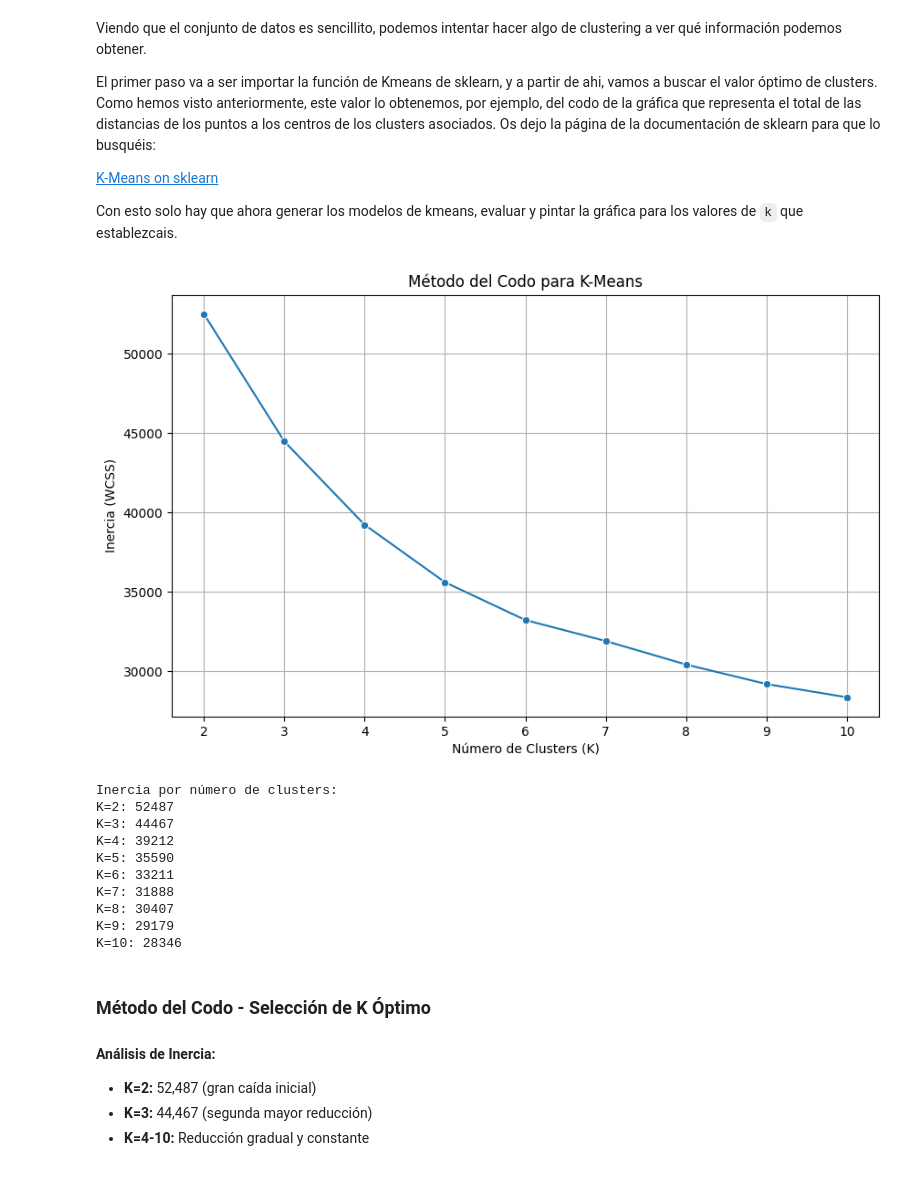
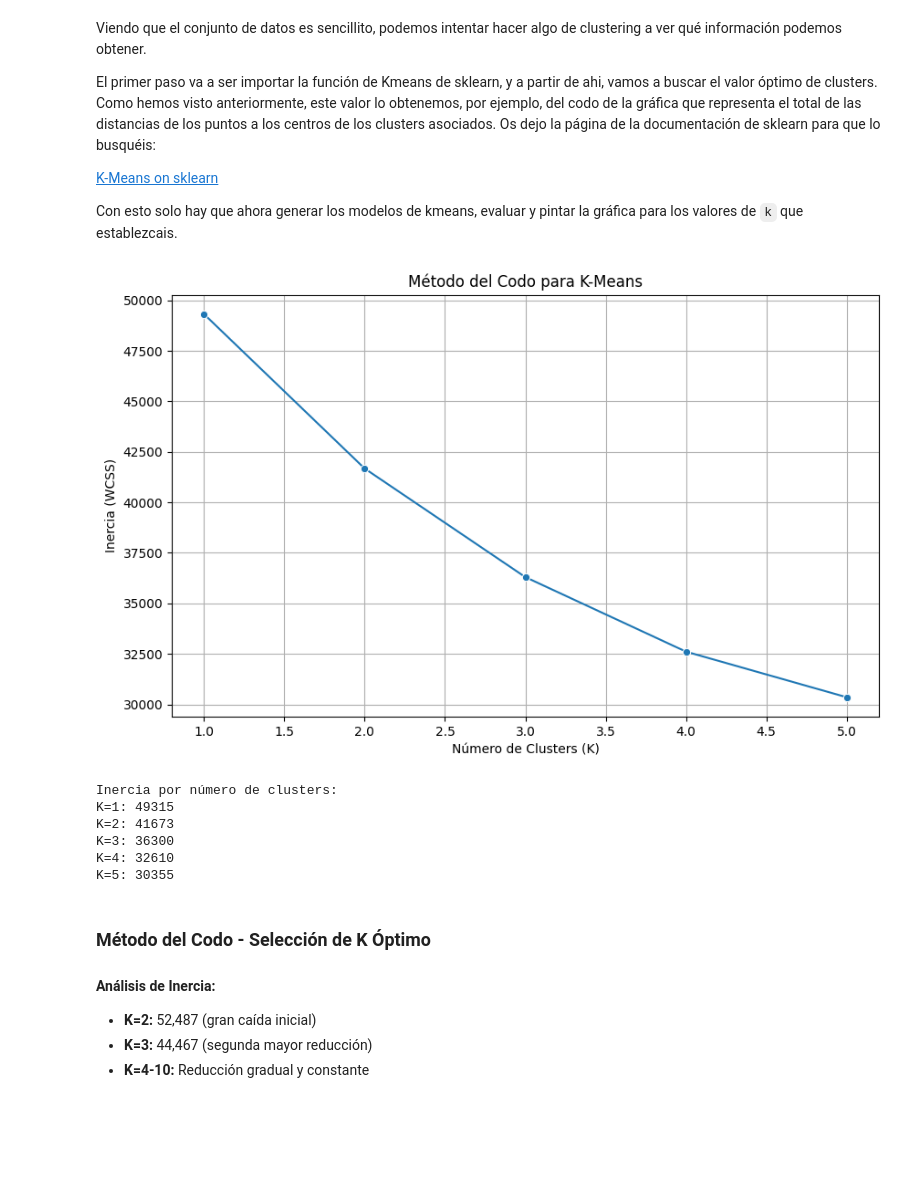
Before and after one commit to fintihlupik/Project-6-Mushrooms, a Jupyter notebook: notebooks/workshop-clustering-pca.ipynb, the cells around one changed output. Cells and saved outputs as stored; diff of their text form; code cells hidden in the pictures; blank space fills up the shorter version.

```diff
--- a/notebooks/workshop-clustering-pca.ipynb
+++ b/notebooks/workshop-clustering-pca.ipynb
@@ -24,7 +24,7 @@ from sklearn.decomposition import PCA
 ## **1. Leer conjunto de datos y primer vistazo**
 # %%
 # Cargamos el dataset de setas
-df = pd.read_csv('../data/mushrooms.csv')
+df = pd.read_csv('mushrooms.csv')
 
 # Visualizamos las primeras filas del dataframe
 df.head()
@@ -253,7 +656,7 @@ Dataset bien balanceado y listo para One-Hot Encoding de las variables categóri
 ## **8. Codificar correctamente las variables categóricas a numéricas**
 # %%
 # One Hot Encoder (una linea).
-X_encoded = pd.get_dummies(X)
+X_encoded = pd.get_dummies(X, drop_first=True)
 
 print(f"Variables originales: {X.shape[1]}")
 print(f"Variables después de encoding: {X_encoded.shape[1]}")
@@ -425,40 +835,36 @@ Con esto solo hay que ahora generar los modelos de kmeans, evaluar y pintar la g
 # %%
 from sklearn.cluster import KMeans
 
 scores = []
-k_values = range(2, 11)  # definir un rango
+k_values = range(1, 6)  # definir un rango
 for k in k_values:
    # Definir Kmeans y ajustar
-   kmeans = KMeans(n_clusters=k, random_state=42, n_init=10)
+   kmeans = KMeans(n_clusters=k, random_state=42, n_init=5)
    kmeans.fit(X_train)
 
    # Guardar la predicción (inercia/WCSS)
    scores.append(kmeans.inertia_)
 
 plt.figure(figsize=(10, 6))
 sns.lineplot(x=k_values, y=scores, marker='o')
 plt.xlabel('Número de Clusters (K)')
 plt.ylabel('Inercia (WCSS)')
 plt.title('Método del Codo para K-Means')
 plt.grid(True)
 plt.show()
 
 # Mostrar valores específicos
 print("Inercia por número de clusters:")
 for k, score in zip(k_values, scores):
    print(f"K={k}: {score:.0f}")
 # %% [output]
-[figure, old version]
+[figure, new version]
 Inercia por número de clusters:
-K=2: 52487
-K=3: 44467
-K=4: 39212
-K=5: 35590
-K=6: 33211
-K=7: 31888
-K=8: 30407
-K=9: 29179
-K=10: 28346
+K=1: 49315
+K=2: 41673
+K=3: 36300
+K=4: 32610
+K=5: 30355
 # %% [markdown]
 ### **Método del Codo - Selección de K Óptimo**
 
```
Also changed, not shown: parts of 29 cells of this notebook.
